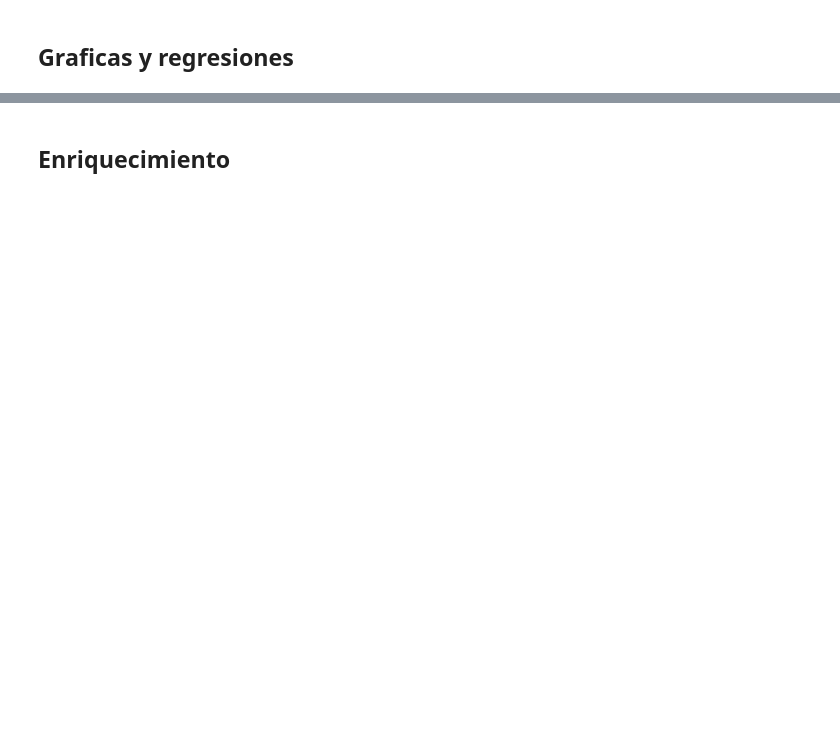
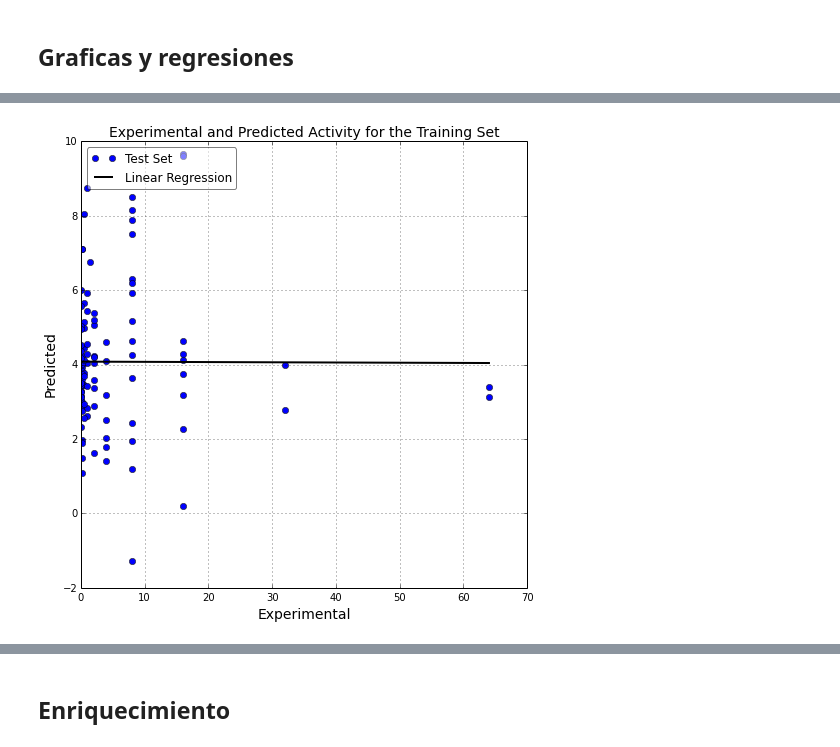
Before and after one commit to cebasfu93/CODE, a Jupyter notebook: CODE.ipynb, the cells around one changed output, grey strips where cells are left out. Saved outputs shown, nothing was run; the diff lists cells and outputs as text; code cells hidden in the pictures; blank space fills up the shorter version.

```diff
--- a/CODE.ipynb
+++ b/CODE.ipynb
@@ -157,17 +170,22 @@ savefig(Nombre + '/ActTrainSet.png')
 # %%
 regre_train = stats.linregress(mic_train, modelo(matriz_propiedades_train, parametros_sin_error))
 p_train=arange(min(mic_train), max(mic_train), 0.01)
 lin_train=p_train*regre_train[0]+ regre_train[1]
 #Grafica la actividad predicha y experimental del Training Set
 figure(figsize=(8,8)); hold=True
 plot(mic_train, modelo(matriz_propiedades_train, parametros_sin_error), 'bo', label='Test Set')
 plot(p_train, lin_train, 'k-', label='Linear Regression', lw=2)
 legend(fancybox=True, loc=2).get_frame().set_alpha(0.5)
 title('Experimental and Predicted Activity for the Training Set', fontsize=tamano)
 xlabel('Experimental', fontsize=tamano)
 ylabel('Predicted', fontsize=tamano)
 grid()
 savefig(Nombre + '/ActTrainSetPredExp.png')
+
+#
+show()
+# %% [output]
+[figure, added]
 # %%
 #Grafica la actividad predicha y experimental del Test Set en funcion de la entrada
 figure(figsize=(8,8)); hold=True
```
Also changed, not shown: parts of 13 cells of this notebook, 12 other files.
